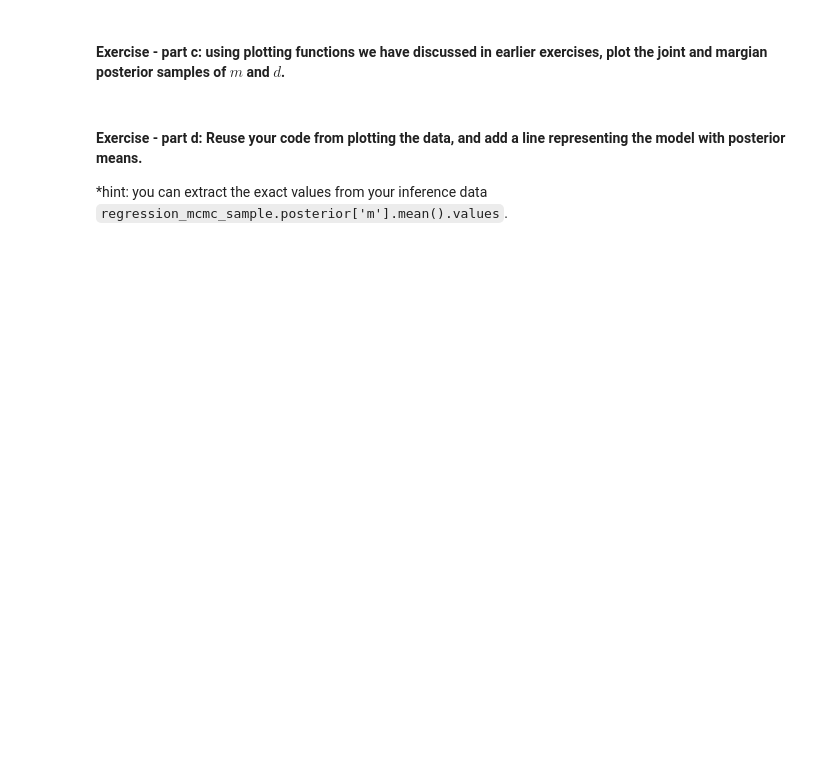
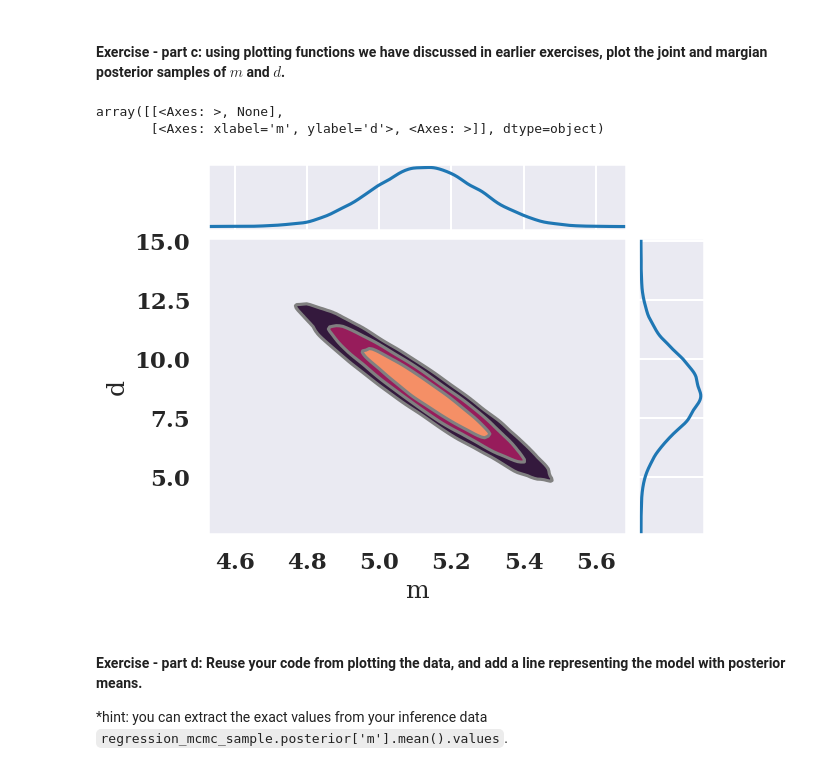
Before and after one commit to CobusL/PHYS4003-tutorials, a Jupyter notebook: Tutorials/T2_update_part1-answers_halfway.ipynb, the cells around one changed output. Saved outputs shown, nothing was run; the diff lists cells and outputs as text; code cells hidden in the pictures; blank space fills up the shorter version.

```diff
--- a/Tutorials/T2_update_part1-answers_halfway.ipynb
+++ b/Tutorials/T2_update_part1-answers_halfway.ipynb
@@ -437,6 +501,14 @@ fit_summary
 #### Exercise - part c: using plotting functions we have discussed in earlier exercises, plot the joint and margian posterior samples of $m$ and $d$.
 # %%
 # <your turn>
+# corner plot (aka pairwise plot)
+# data updates its understanding
+# kde contours represent the credible/confidence intervas 68% 95% 99.5% etc
+pm.plot_pair(regression_mcmc_sample,var_names=['m','d'],marginals=True,kind='kde')
+# %% [output]
+array([[<Axes: >, None],
+       [<Axes: xlabel='m', ylabel='d'>, <Axes: >]], dtype=object)
+[figure, added]
 # %% [markdown]
 #### Exercise - part d: Reuse your code from plotting the data, and add a line representing the model with posterior means.
 *hint: you can extract the exact values from your inference data `regression_mcmc_sample.posterior['m'].mean().values`.
```
Also changed, not shown: parts of 22 cells of this notebook.
